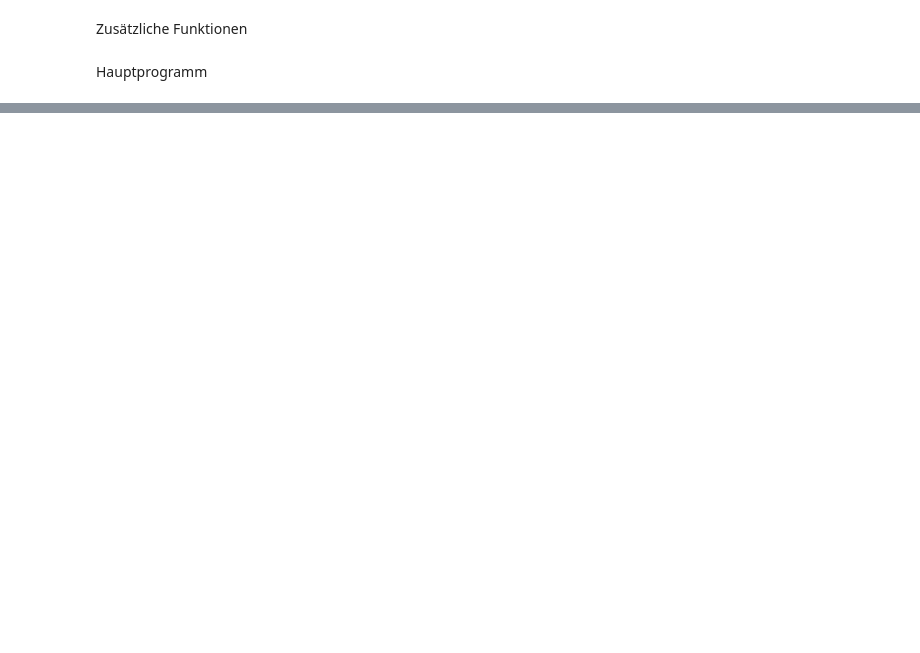
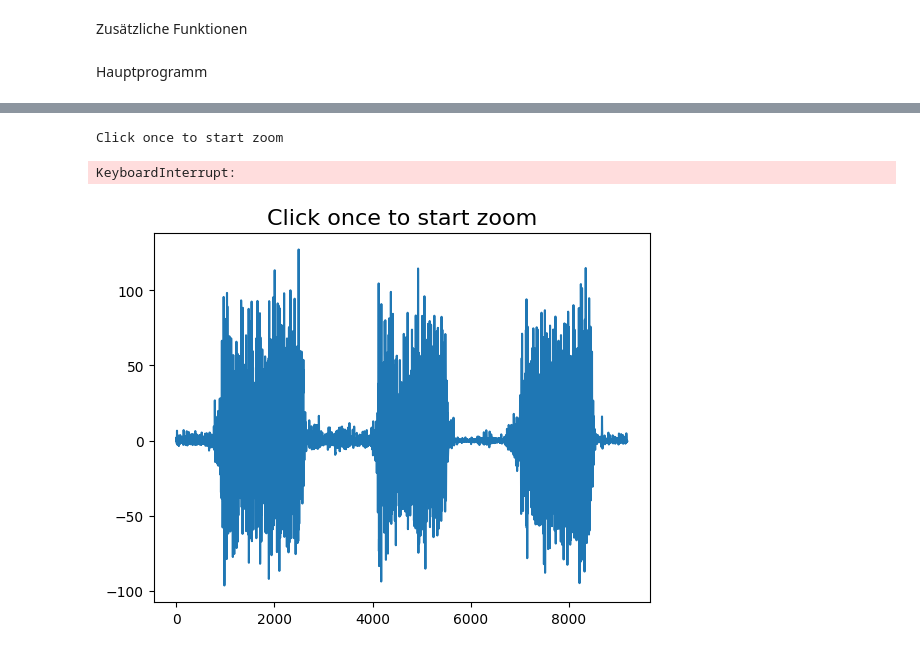
Before and after one commit to felithie/Labor3Biosignal, a Jupyter notebook: Labor3.ipynb, the cells around one changed output, grey strips where cells are left out. Drawn from its saved outputs; the diff is of its cells as text; code cells hidden in the pictures; blank space fills up the shorter version.

```diff
--- a/Labor3.ipynb
+++ b/Labor3.ipynb
@@ -91,0 +220,6 @@ process_emg(file_name, separator, sampling_frequency, lowcut, highcut, envelope_
+# %%
+mvc_s, mvc_e, weights_s, weights_e, fatigue_s, fatigue_e = get_bursts(mvc_emg_filtered, weights_emg_filtered, fatigue_emg_filtered)
+# %% [output]
+Click once to start zoom
+KeyboardInterrupt:
+[figure, added]
```
Also changed, not shown: parts of 3 cells of this notebook, 23 other files.
